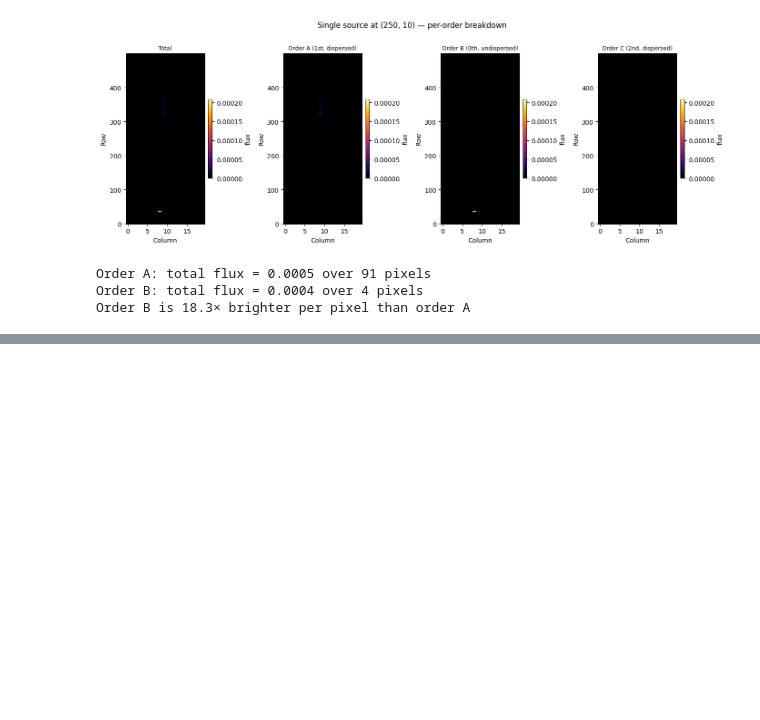
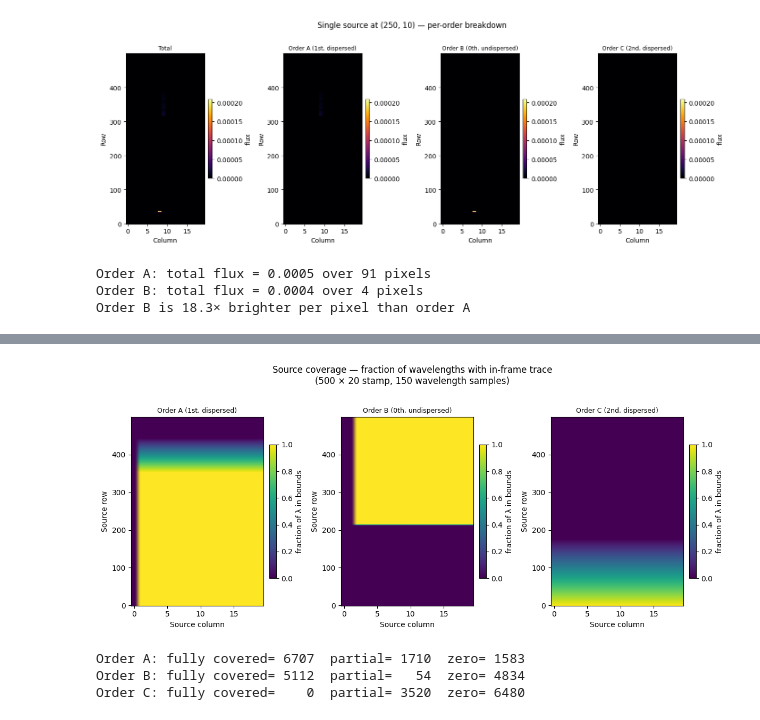
Before and after one commit to the-bagel-org/spectrex, a Jupyter notebook: notebooks/instrument_primer.ipynb, the cells around one changed output, grey strips where cells are left out. Saved outputs shown, nothing was run; the diff lists cells and outputs as text; code cells hidden in the pictures; blank space fills up the shorter version.

Commit message:
feat(docs): instrument_primer §5 — source coverage map

```diff
--- a/notebooks/instrument_primer.ipynb
+++ b/notebooks/instrument_primer.ipynb
@@ -309,0 +319,59 @@ Order B is 18.3× brighter per pixel than order A
+# %%
+n_rows, n_cols = IMAGE_SHAPE
+n_wav = len(config.wavelengths)
+
+# Vectorised coverage computation: 1 get_trace call per (order, column)
+# Row offsets are constant across source rows (verified: 0.00 px variation),
+# so we sample from the centre row and broadcast over all rows.
+coverage = {}
+for order in active_orders:
+    cov = np.zeros((n_rows, n_cols))
+    for j in range(n_cols):
+        x_trace, y_trace = config.get_trace(
+            float(n_rows // 2), float(j), order=order
+        )
+        # Row offsets relative to the reference row
+        row_offsets = np.round(x_trace - n_rows // 2).astype(int)  # (n_wav,)
+        col_pix = np.round(y_trace).astype(int)                    # (n_wav,)
+        col_mask = (col_pix >= 0) & (col_pix < n_cols)            # (n_wav,)
+        # For each source row i: x_pix[λ] = i + row_offsets[λ]
+        i_arr = np.arange(n_rows)[:, np.newaxis]                   # (n_rows, 1)
+        x_pix_2d = i_arr + row_offsets[np.newaxis, :]              # (n_rows, n_wav)
+        row_mask_2d = (x_pix_2d >= 0) & (x_pix_2d < n_rows)       # (n_rows, n_wav)
+        combined = row_mask_2d & col_mask[np.newaxis, :]           # (n_rows, n_wav)
+        cov[:, j] = combined.mean(axis=1)
+    coverage[order] = cov
+
+# ── Figure ───────────────────────────────────────────────────────────────────
+fig, axes = plt.subplots(1, 3, figsize=(12, 5))
+kw_cov = dict(origin='lower', aspect='auto', vmin=0, vmax=1, cmap='viridis')
+
+for ax, order in zip(axes, active_orders):
+    im = ax.imshow(coverage[order], **kw_cov)
+    ax.set_title(ORDER_LABELS[order], fontsize=9)
+    ax.set_xlabel('Source column')
+    ax.set_ylabel('Source row')
+    fig.colorbar(im, ax=ax, fraction=0.046, pad=0.04,
+                 label='fraction of λ in bounds')
+
+fig.suptitle(
+    'Source coverage — fraction of wavelengths with in-frame trace'
+    f'\n(500 × 20 stamp, {n_wav} wavelength samples)',
+    y=1.02,
+)
+fig.tight_layout()
+plt.show()
+
+# Summary counts
+for order in active_orders:
+    cov = coverage[order]
+    full    = np.sum(cov == 1.0)
+    partial = np.sum((cov > 0) & (cov < 1.0))
+    zero    = np.sum(cov == 0.0)
+    print(f'Order {order}: fully covered={full:5d}  '
+          f'partial={partial:5d}  zero={zero:5d}')
+# %% [output]
+[figure, added]
+Order A: fully covered= 6707  partial= 1710  zero= 1583
+Order B: fully covered= 5112  partial=   54  zero= 4834
+Order C: fully covered=    0  partial= 3520  zero= 6480
```
Also changed, not shown: parts of 1 cell of this notebook.
